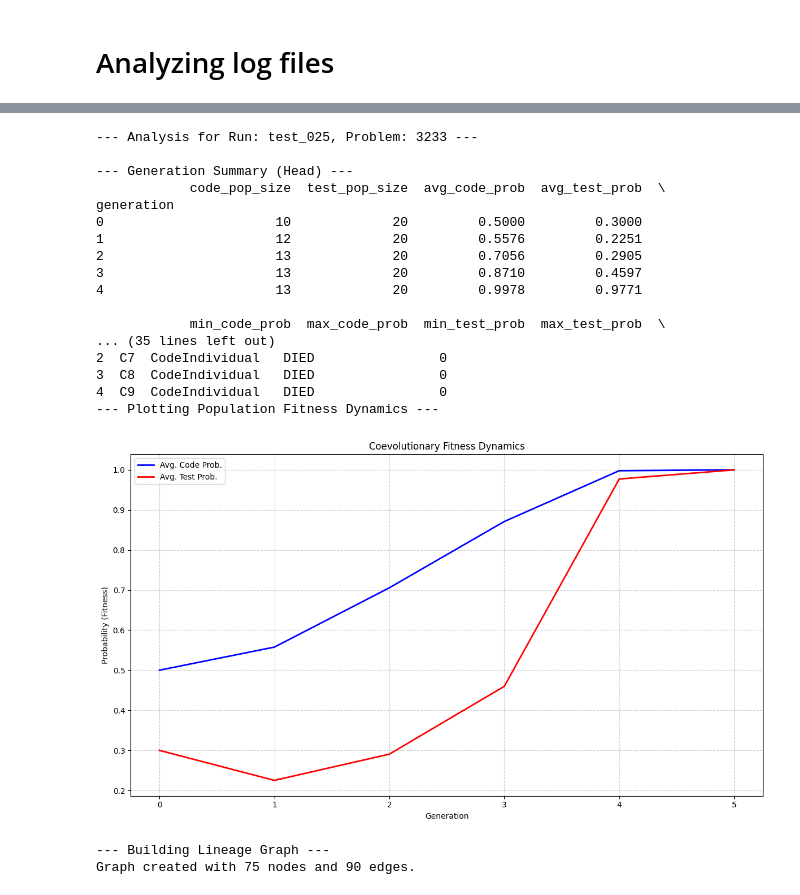
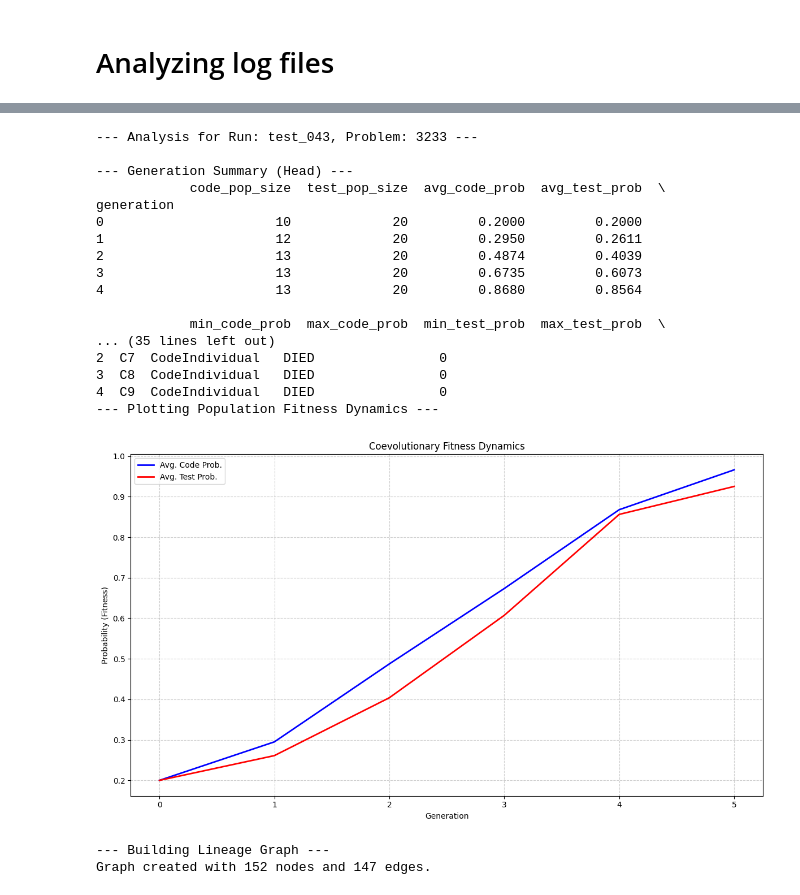
Before and after one commit to wso2-incubator/BACE, a Jupyter notebook: Experiments/notebooks/coevolution/gen_log_analyzer.ipynb, the cells around one changed output, grey strips where cells are left out. Saved outputs shown, nothing was run; the diff lists cells and outputs as text; code cells hidden in the pictures.

```diff
--- a/Experiments/notebooks/coevolution/gen_log_analyzer.ipynb
+++ b/Experiments/notebooks/coevolution/gen_log_analyzer.ipynb
@@ -1416,7 +1372,7 @@ import sys
 
 LOG_FILE = '../../../logs/coevolution_run_20251117.log'
 
-RUN_TO_ANALYZE = 'test_025'
+RUN_TO_ANALYZE = 'test_043'
 PROBLEM_TO_ANALYZE = '3233'
 
 logger.remove()
@@ -1492,20 +1448,20 @@ except Exception as e:
---- Analysis for Run: test_025, Problem: 3233 ---
+--- Analysis for Run: test_043, Problem: 3233 ---
 
 --- Generation Summary (Head) ---
             code_pop_size  test_pop_size  avg_code_prob  avg_test_prob  \
 generation
-0                      10             20         0.5000         0.3000
-1                      12             20         0.5576         0.2251
-2                      13             20         0.7056         0.2905
-3                      13             20         0.8710         0.4597
-4                      13             20         0.9978         0.9771
+0                      10             20         0.2000         0.2000
+1                      12             20         0.2950         0.2611
+2                      13             20         0.4874         0.4039
+3                      13             20         0.6735         0.6073
+4                      13             20         0.8680         0.8564
 
             min_code_prob  max_code_prob  min_test_prob  max_test_prob  \
 ... (35 lines left out)
 2  C7  CodeIndividual   DIED                0
 3  C8  CodeIndividual   DIED                0
 4  C9  CodeIndividual   DIED                0
 --- Plotting Population Fitness Dynamics ---
-[figure, old version]
+[figure, new version]
 --- Building Lineage Graph ---
-Graph created with 75 nodes and 90 edges.
+Graph created with 152 nodes and 147 edges.
```
Also changed, not shown: parts of 11 cells of this notebook.
